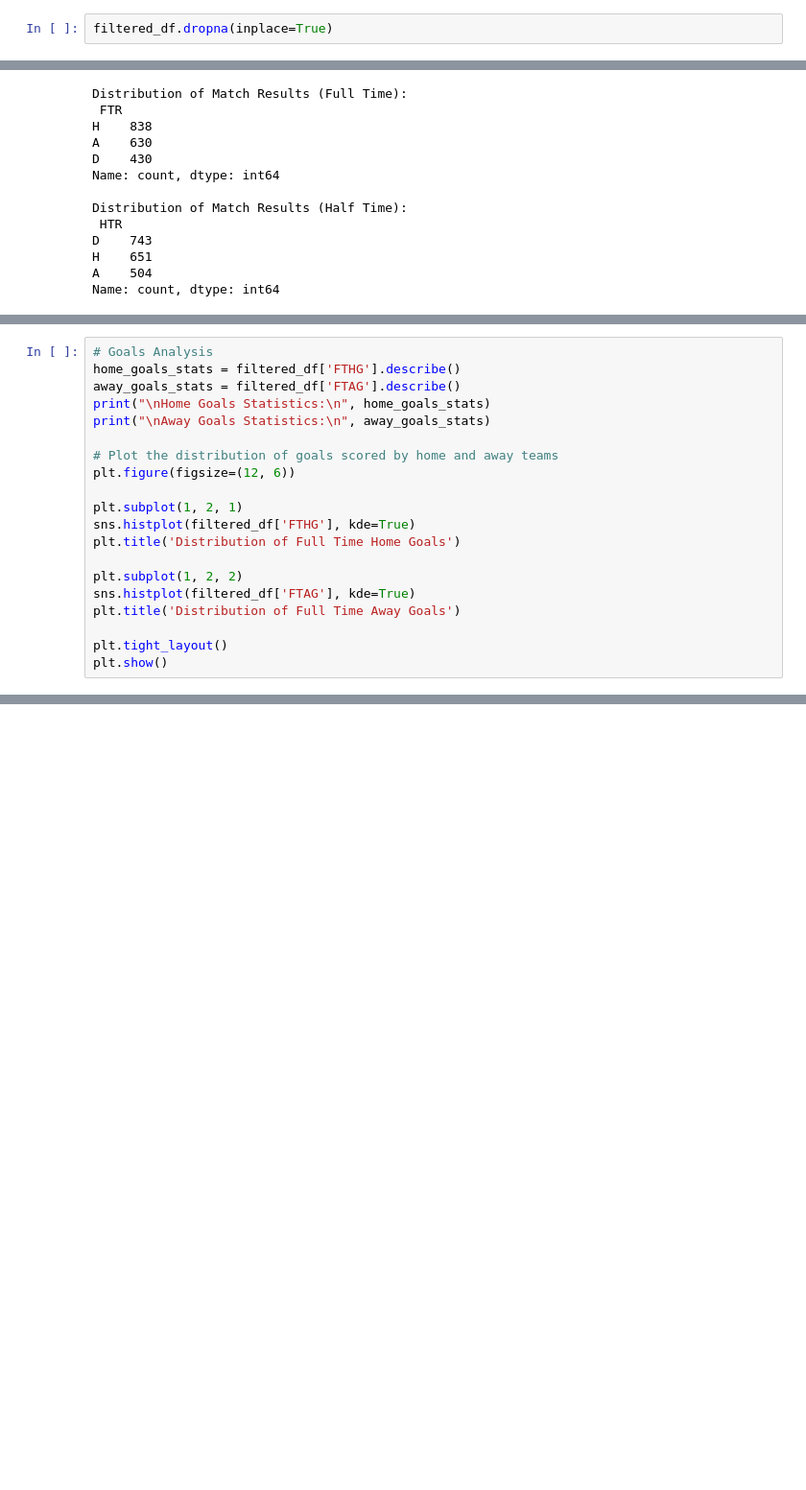
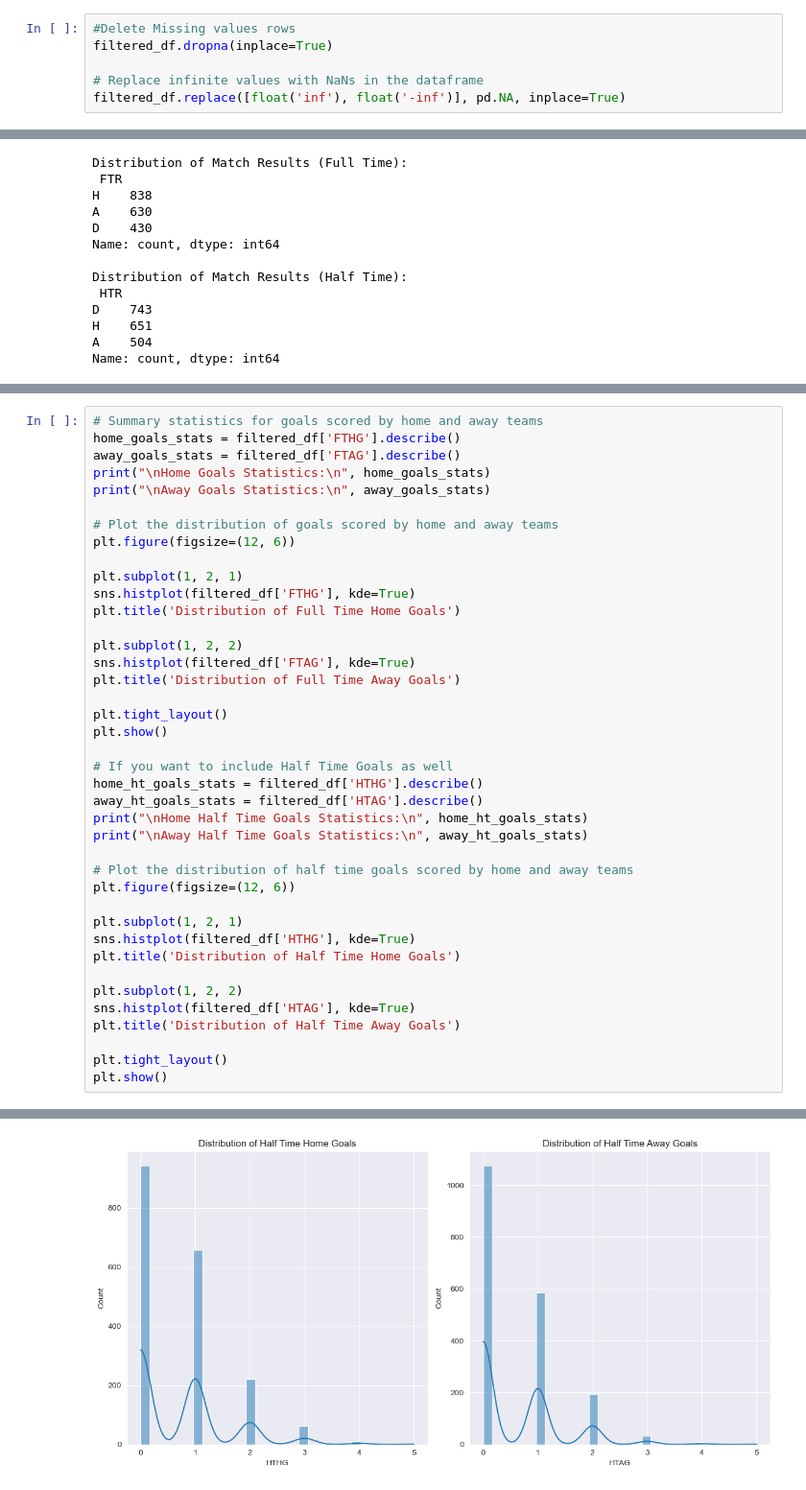
Before and after one commit to jforeroluque/Premier_League_Data_Analysis, a Jupyter notebook: DSM020_Premier_League_EA.ipynb, the cells around one changed output, grey strips where cells are left out. Shown at 96% size. Saved outputs shown, nothing was run; the diff lists cells and outputs as text; blank space fills up the shorter version.

```diff
--- a/DSM020_Premier_League_EA.ipynb
+++ b/DSM020_Premier_League_EA.ipynb
@@ -146,3 +142,7 @@ HTR         0
 # %%
+#Delete Missing values rows
 filtered_df.dropna(inplace=True)
+
+# Replace infinite values with NaNs in the dataframe
+filtered_df.replace([float('inf'), float('-inf')], pd.NA, inplace=True)
 # %%
@@ -295,5 +341,5 @@ Name: count, dtype: int64
 # %%
-# Goals Analysis
+# Summary statistics for goals scored by home and away teams
 home_goals_stats = filtered_df['FTHG'].describe()
 away_goals_stats = filtered_df['FTAG'].describe()
 print("\nHome Goals Statistics:\n", home_goals_stats)
@@ -312,6 +358,26 @@ plt.title('Distribution of Full Time Away Goals')
 
 plt.tight_layout()
 plt.show()
+
+# If you want to include Half Time Goals as well
+home_ht_goals_stats = filtered_df['HTHG'].describe()
+away_ht_goals_stats = filtered_df['HTAG'].describe()
+print("\nHome Half Time Goals Statistics:\n", home_ht_goals_stats)
+print("\nAway Half Time Goals Statistics:\n", away_ht_goals_stats)
+
+# Plot the distribution of half time goals scored by home and away teams
+plt.figure(figsize=(12, 6))
+
+plt.subplot(1, 2, 1)
+sns.histplot(filtered_df['HTHG'], kde=True)
+plt.title('Distribution of Half Time Home Goals')
+
+plt.subplot(1, 2, 2)
+sns.histplot(filtered_df['HTAG'], kde=True)
+plt.title('Distribution of Half Time Away Goals')
+
+plt.tight_layout()
+plt.show()
 # %% [output]
 Home Goals Statistics:
  count    1898.000000
@@ -333,0 +417 @@ Name: FTAG, dtype: float64
+[figure, added]
```
Also changed, not shown: parts of 47 cells of this notebook.
